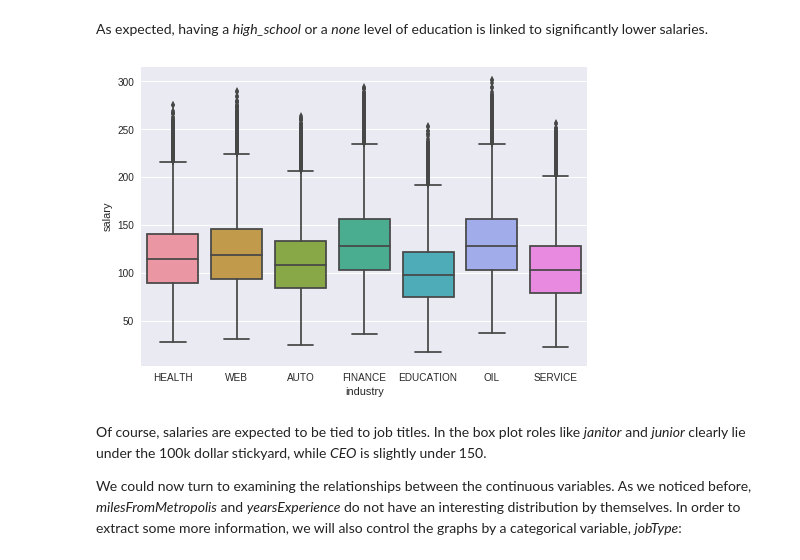
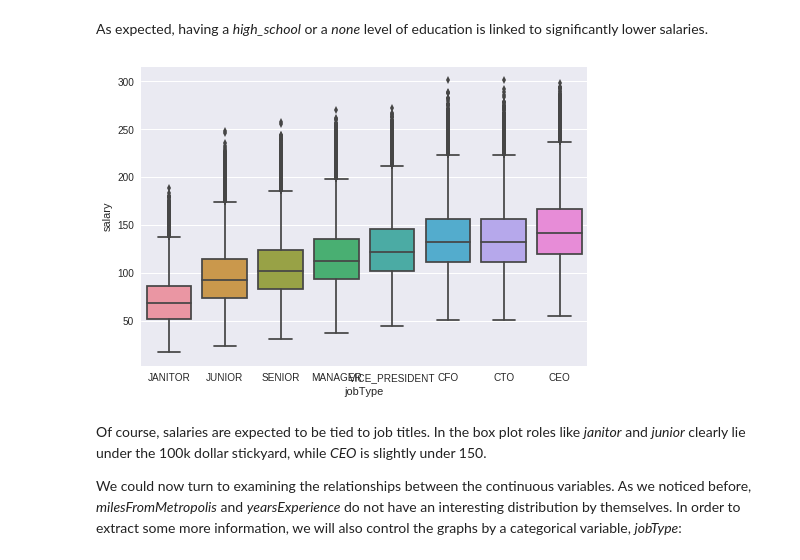
Before and after one commit to liapunov/HRdata, a Jupyter notebook: HRdataNotebook.ipynb, the cells around one changed output. Cells and saved outputs as stored; diff of their text form; code cells hidden in the pictures.

```diff
--- a/HRdataNotebook.ipynb
+++ b/HRdataNotebook.ipynb
@@ -235,9 +235,9 @@ plot_vs_salary(train_feat_salary,"industry")
 # %% [markdown]
 As expected, having a *high_school* or a *none* level of education is linked to significantly lower salaries.
-# %%
-plot_vs_salary(train_feat_salary,"industry")
-# %% [output]
-[figure, removed]
+# %%
+plot_vs_target(train_feat_salary,"jobType","salary")
+# %% [output]
+[figure, added]
 # %% [markdown]
 Of course, salaries are expected to be tied to job titles. In the box plot roles like *janitor* and *junior* clearly lie under the 100k dollar stickyard, while *CEO* is slightly under 150.
 
```
Also changed, not shown: parts of 9 cells of this notebook.
